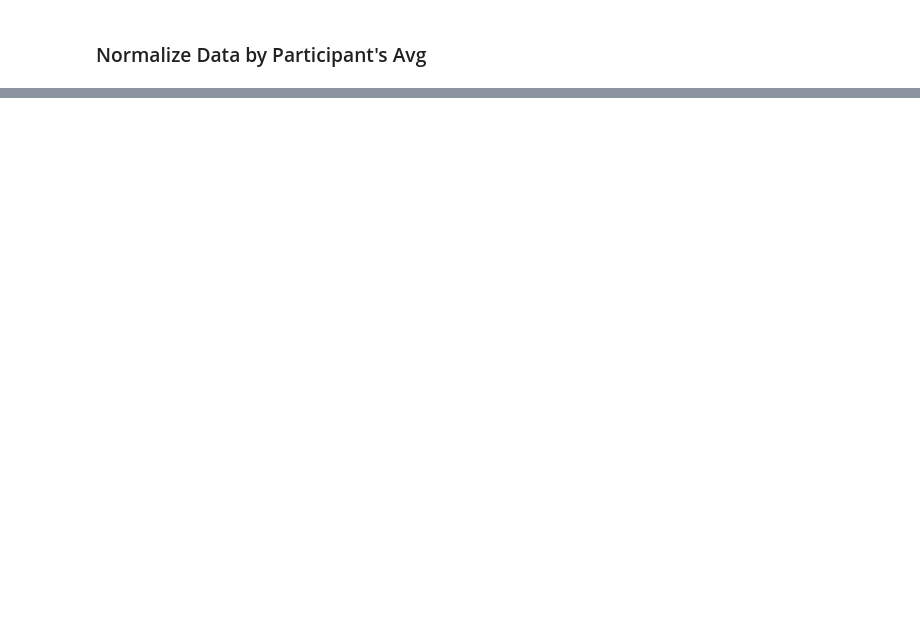
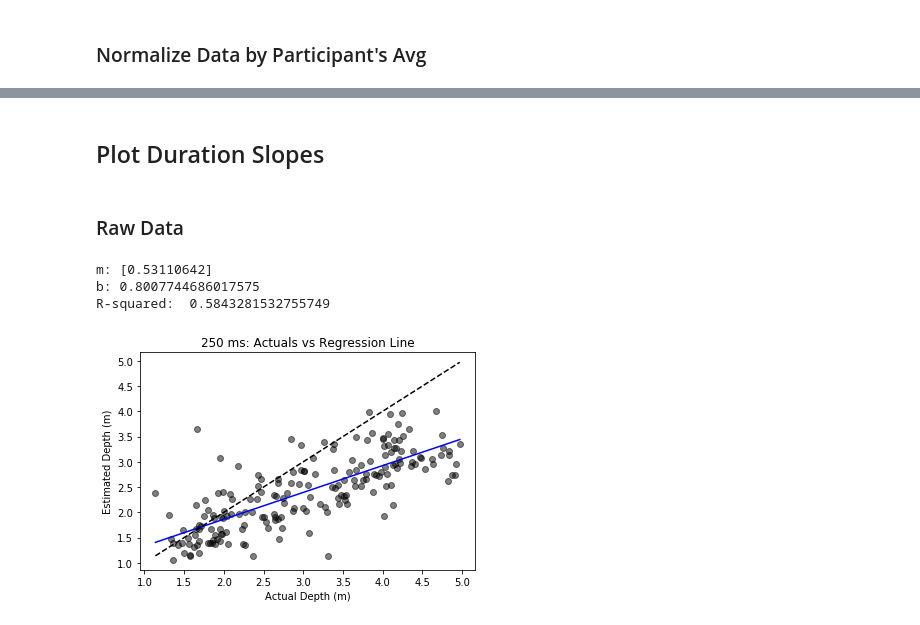
Before and after one commit to prachimahab/depth_duration_analysis, a Jupyter notebook: v3_depthDuration_analysis.ipynb, the cells around one changed output, grey strips where cells are left out. Drawn from its saved outputs; the diff is of its cells as text; code cells hidden in the pictures; blank space fills up the shorter version.

```diff
--- a/find_bad_participants.ipynb
+++ b/v3_depthDuration_analysis.ipynb
@@ -753,0 +464,14 @@ normalized_data = normalize_dfs(cleaned_data)
+# %%
+data_250ms = final_data[final_data['duration'] == 250.0]
+data_500ms = final_data[final_data['duration'] == 500.0]
+data_750ms = final_data[final_data['duration'] == 750.0]
+data_1000ms = final_data[final_data['duration'] == 1000.0]
+
+duration_data = [data_250ms, data_500ms, data_750ms, data_1000ms]
+
+n_data_250ms = normalized_data[normalized_data['duration'] == 250.0]
+n_data_500ms = normalized_data[normalized_data['duration'] == 500.0]
+n_data_750ms = normalized_data[normalized_data['duration'] == 750.0]
+n_data_1000ms = normalized_data[normalized_data['duration'] == 1000.0]
+
+normalized_duration_data = [n_data_250ms, n_data_500ms, n_data_750ms, n_data_1000ms]
@@ -753,0 +529,3 @@ normalized_data = normalize_dfs(cleaned_data)
+# %%
+raw_pivot = pivotTable(duration_data)
+normalized_pivot = pivotTable(normalized_duration_data)
@@ -753,0 +566,3 @@ normalized_data = normalize_dfs(cleaned_data)
+# %%
+raw_final = _getxy(raw_pivot)
+normalized_final = _getxy(normalized_pivot)
@@ -753,0 +658,4 @@ normalized_data = normalize_dfs(cleaned_data)
+# %% [markdown]
+## Plot Duration Slopes
+# %% [markdown]
+### Raw Data
@@ -753,0 +711,29 @@ normalized_data = normalize_dfs(cleaned_data)
+# %%
+from sklearn.linear_model import LinearRegression
+#run regression
+X_250 = np.array(final_x_250).reshape(-1,1)
+y_250 = final_y_250
+reg_250 = LinearRegression().fit(X_250, y_250)
+
+#Generated Predictions
+y_predicted_250 = reg_250.predict(X_250)
+#Plot Our Actual and Predicted Values
+plt.plot(X_250, y_250, 'o', color='black', alpha = 0.5);
+plt.plot(X_250,y_predicted_250,color='blue')
+plt.title("250 ms: Actuals vs Regression Line")
+plt.xlabel("Actual Depth (m)")
+plt.ylabel("Estimated Depth (m)")
+plt.plot(X_250, X_250, label = "Perfect Accuracy", color = 'black',linestyle='--')  # solid
+
+
+#get coefficients and y intercept
+print("m: {0}".format(reg_250.coef_))
+print("b: {0}".format(reg_250.intercept_))
+
+#Returns the coefficient of determination R^2 of the prediction.
+print("R-squared: ", reg_250.score(X_250, y_250))
+# %% [output]
+m: [0.53110642]
+b: 0.8007744686017575
+R-squared:  0.5843281532755749
+[figure, added]
```
Also changed, not shown: parts of 150 cells of this notebook.
